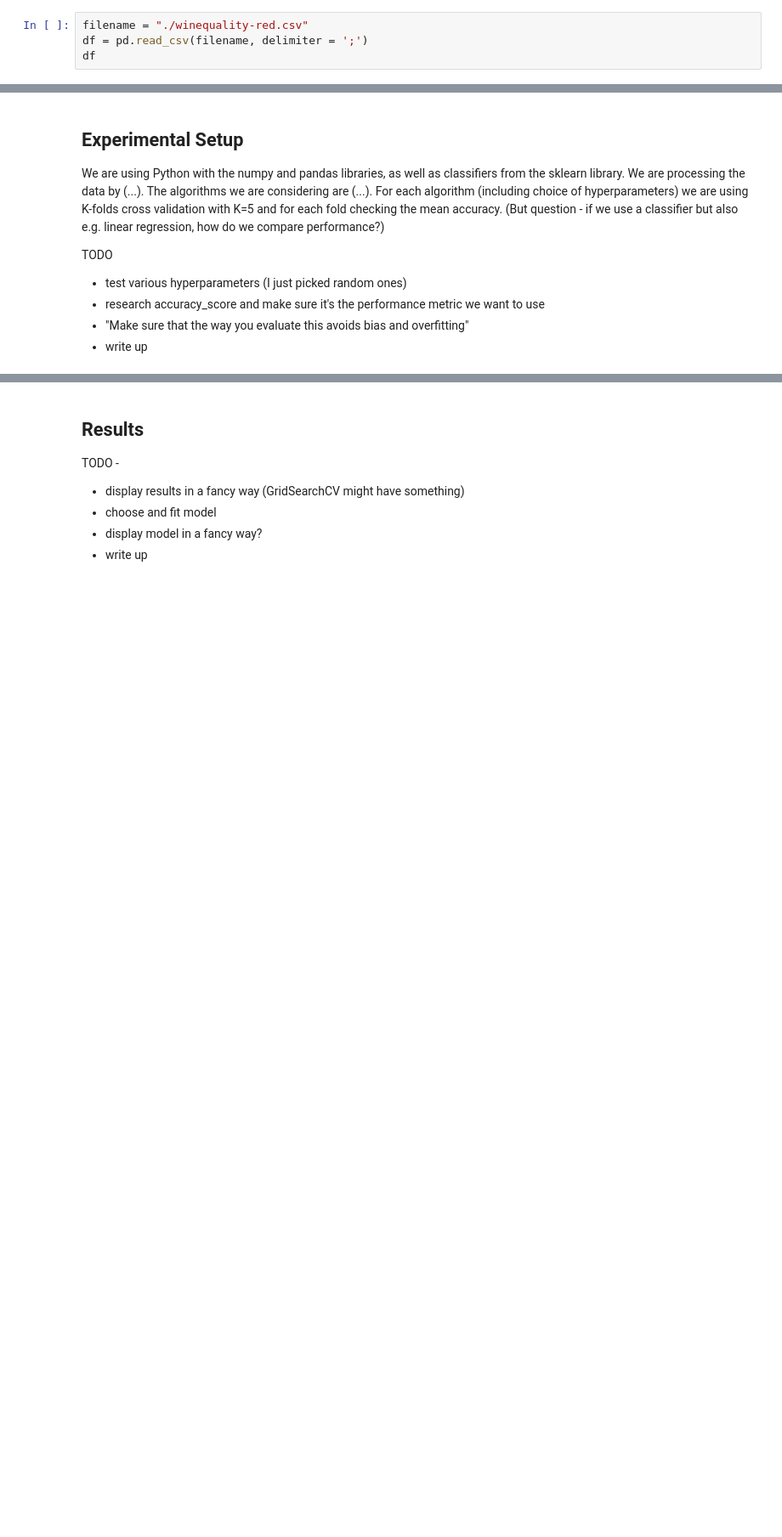
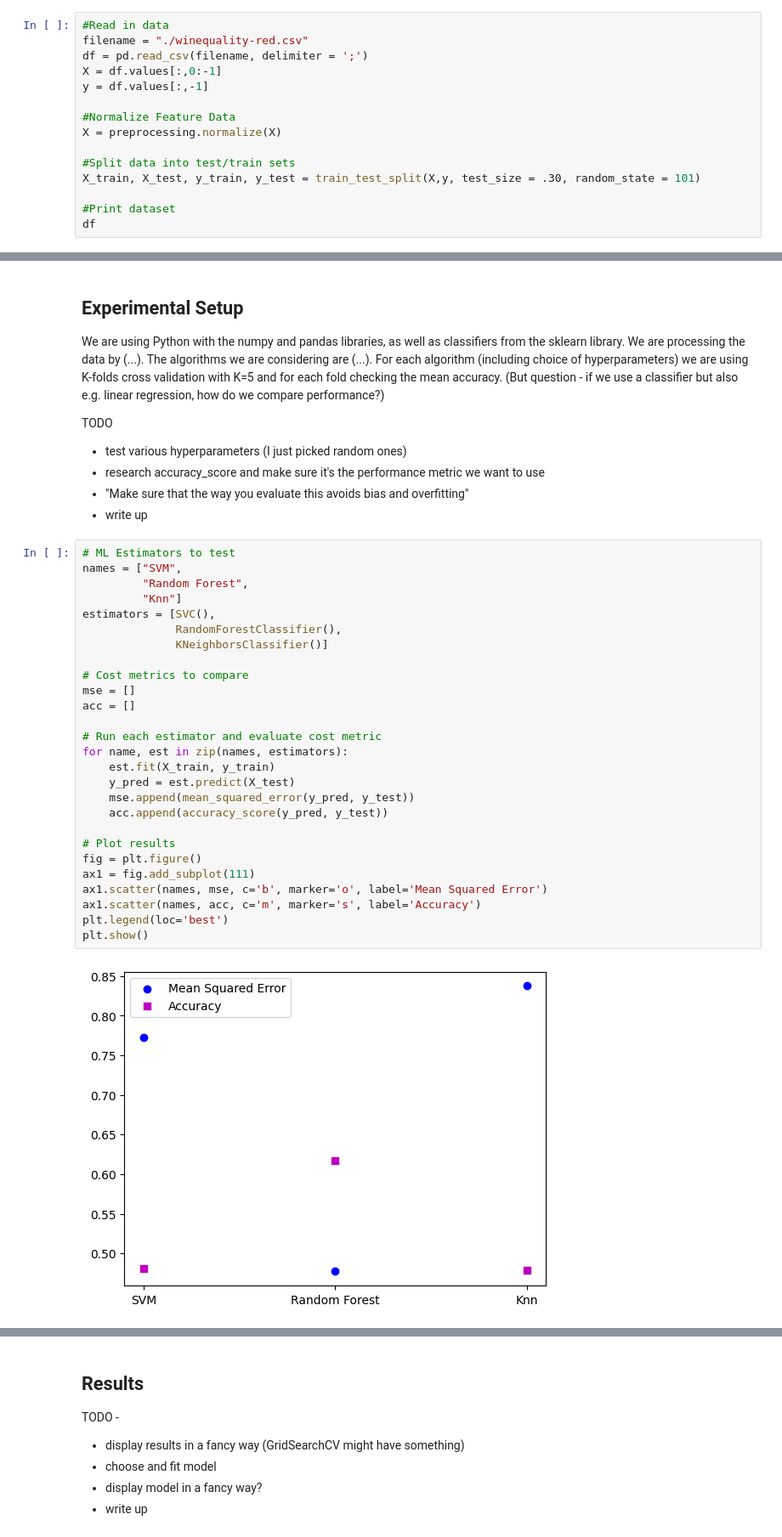
Before and after one commit to Emmafranz/PAML_1, a Jupyter notebook: Assignment1.ipynb, the cells around one changed output, grey strips where cells are left out. Shown at 85% size. Cells and saved outputs as stored; diff of their text form; blank space fills up the shorter version.

```diff
--- a/Assignment1.ipynb
+++ b/Assignment1.ipynb
@@ -18,8 +22,19 @@ from sklearn.metrics import accuracy_score
 ## Dataset Description
 Our dataset consists of quantitative descriptions of various wines. There are 1599 wines sampled. We have 11 features for each observation, each with a numeric rating of a physiochemical property of the wine such as alcohol content and acidity. The output variable we seek to predict corresponds to the quality rating of each wine on a scale from 0 to 10, from sensory data. There are no missing values.
 # %%
+#Read in data
 filename = "./winequality-red.csv"
 df = pd.read_csv(filename, delimiter = ';')
+X = df.values[:,0:-1]
+y = df.values[:,-1]
+
+#Normalize Feature Data
+X = preprocessing.normalize(X)
+
+#Split data into test/train sets
+X_train, X_test, y_train, y_test = train_test_split(X,y, test_size = .30, random_state = 101)
+
+#Print dataset
 df
 # %% [output]
 |  | fixed acidity | volatile acidity | citric acid | residual sugar | chlorides | free sulfur dioxide | ... |
@@ -51,3 +60,32 @@ TODO
 - research accuracy_score and make sure it's the performance metric we want to use
 - "Make sure that the way you evaluate this avoids bias and overfitting"
 - write up
+# %%
+# ML Estimators to test
+names = ["SVM",
+         "Random Forest",
+         "Knn"]
+estimators = [SVC(),
+              RandomForestClassifier(),
+              KNeighborsClassifier()]
+
+# Cost metrics to compare
+mse = []
+acc = []
+
+# Run each estimator and evaluate cost metric
+for name, est in zip(names, estimators):
+    est.fit(X_train, y_train)
+    y_pred = est.predict(X_test)
+    mse.append(mean_squared_error(y_pred, y_test))
+    acc.append(accuracy_score(y_pred, y_test))
+
+# Plot results
+fig = plt.figure()
+ax1 = fig.add_subplot(111)
+ax1.scatter(names, mse, c='b', marker='o', label='Mean Squared Error')
+ax1.scatter(names, acc, c='m', marker='s', label='Accuracy')
+plt.legend(loc='best')
+plt.show()
+# %% [output]
+[figure, added]
```
Also changed, not shown: parts of 5 cells of this notebook.
